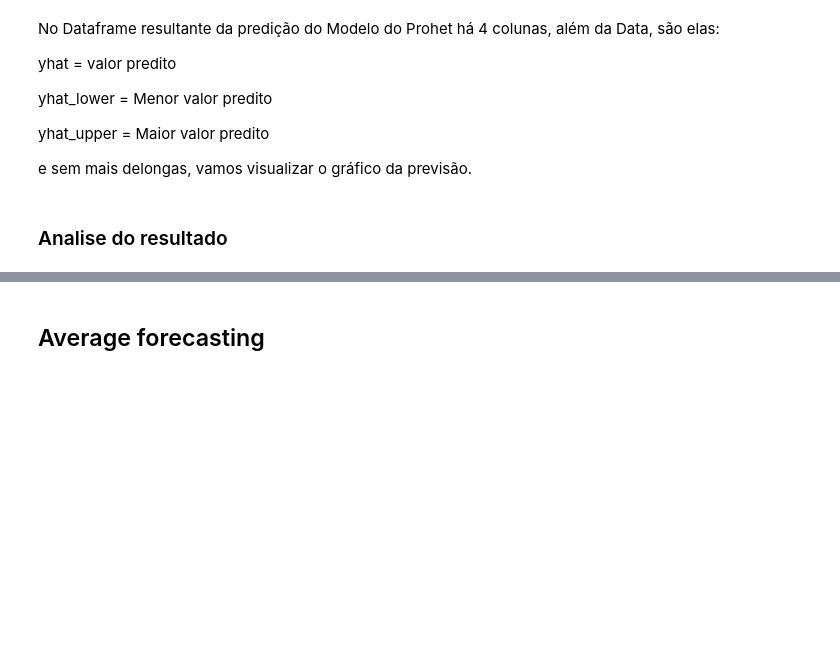
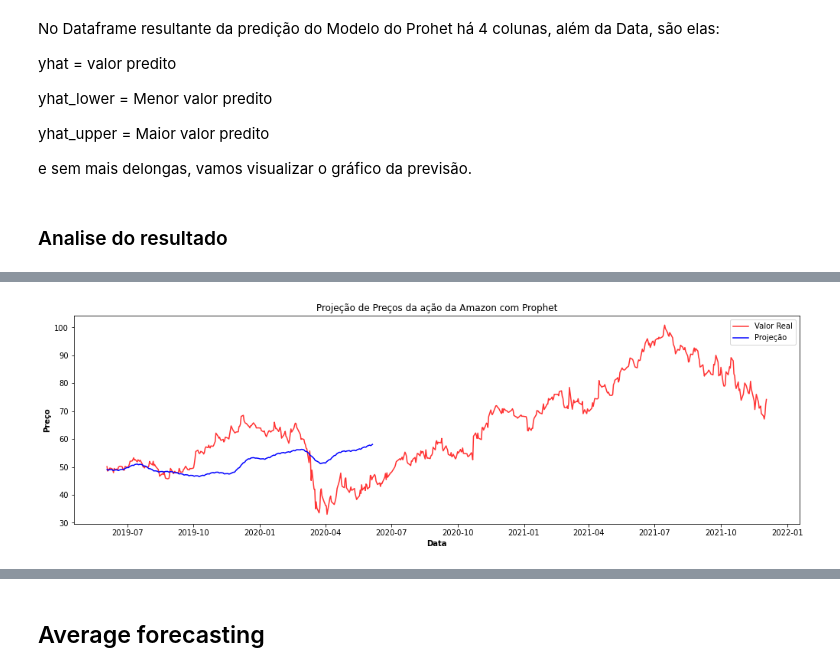
Before and after one commit to tauasilva/analise-de-acoes-com-prophet, a Jupyter notebook: Analise de ações.ipynb, the cells around one changed output, grey strips where cells are left out. Saved outputs shown, nothing was run; the diff lists cells and outputs as text; code cells hidden in the pictures; blank space fills up the shorter version.

```diff
--- a/Analise de ações.ipynb
+++ b/Analise de ações.ipynb
@@ -154,0 +256,20 @@ plot_plotly(model,forecast)
+# %%
+#Separando os dados para o periodo projetado
+pred = forecast.set_index(forecast['ds']).sort_index()
+pred.drop("ds", axis=1, inplace=True)
+pred = pred[['yhat']]
+pred = pred["2019-06-01" : "2020-06-05"]
+pred = pred.reset_index()
+pred.tail()
+
+#Construindo o Grafico
+plt.figure(figsize = (17,5))
+plt.plot(df_base_testes['ds'],df_base_testes['y'],'-',color='#ff3333',alpha=1, label = "Valor Real")
+plt.plot(pred['ds'],pred['yhat'],'-',color='b',alpha=1, label = "Projeção")
+plt.xlabel('Data',fontsize=10,fontweight='bold',color='black')
+plt.ylabel('Preço',fontsize=10,fontweight='bold',color='black')
+plt.legend()
+plt.title("Projeção de Preços da ação da Amazon com Prophet")
+plt.show()
+# %% [output]
+[figure, added]
```
Also changed, not shown: parts of 28 cells of this notebook.
